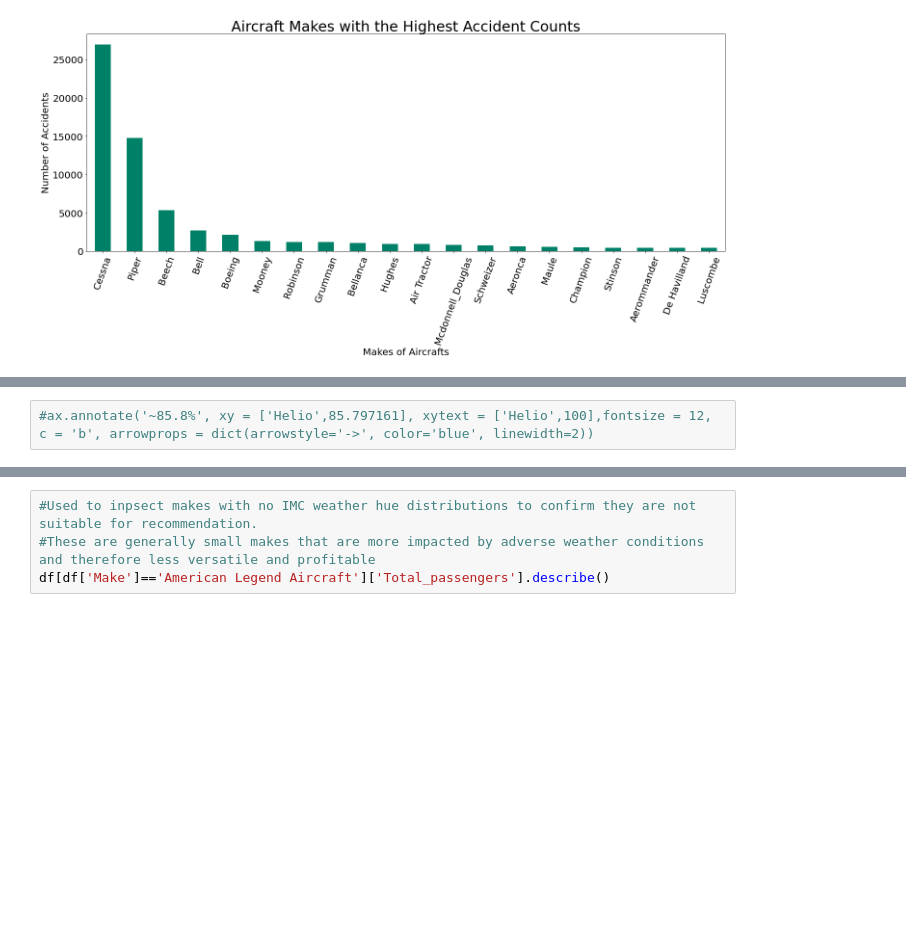
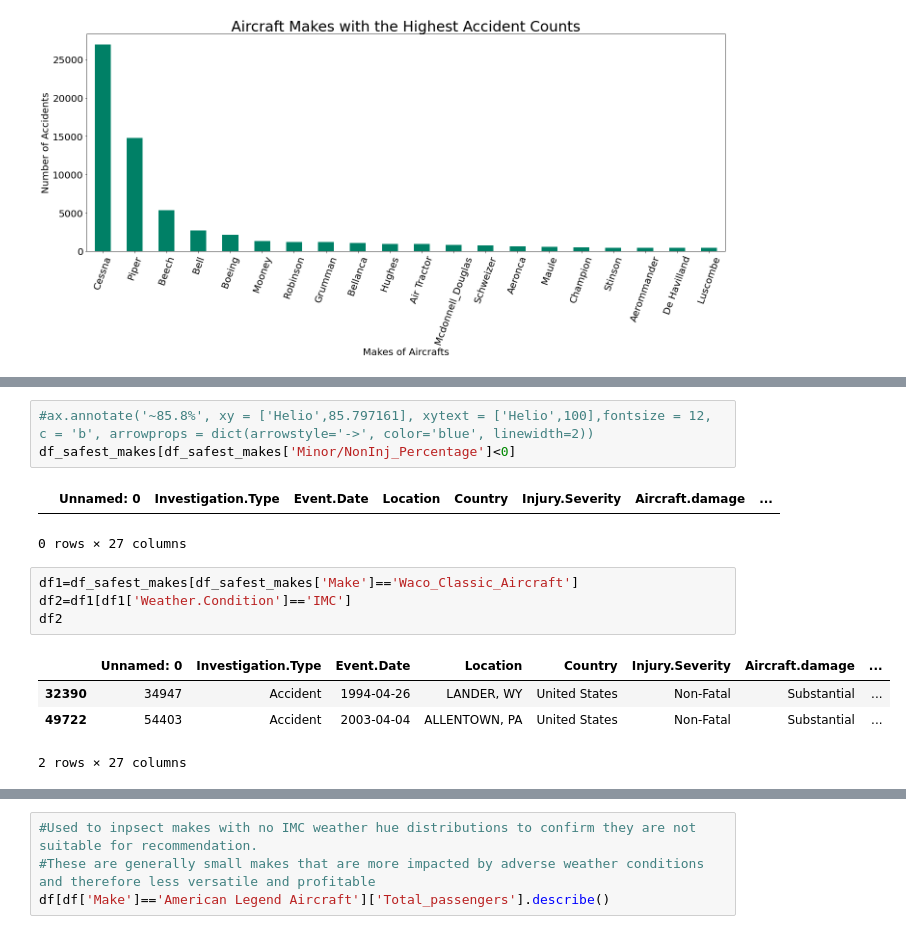
Before and after one commit to sunnywithcurlyhair/DS-Project-1, a Jupyter notebook: Sunny Liu Analysis.ipynb, the cells around one changed output, grey strips where cells are left out. Saved outputs shown, nothing was run; the diff lists cells and outputs as text; blank space fills up the shorter version.

```diff
--- a/Sunny Liu Analysis.ipynb
+++ b/Sunny Liu Analysis.ipynb
@@ -161,2 +165,15 @@ plt.show()
 # %%
 #ax.annotate('~85.8%', xy = ['Helio',85.797161], xytext = ['Helio',100],fontsize = 12, c = 'b', arrowprops = dict(arrowstyle='->', color='blue', linewidth=2))
+df_safest_makes[df_safest_makes['Minor/NonInj_Percentage']<0]
+# %% [output]
+|  | Unnamed: 0 | Investigation.Type | Event.Date | Location | Country | Injury.Severity | Aircraft.damage | ... |
+0 rows × 27 columns
+# %%
+df1=df_safest_makes[df_safest_makes['Make']=='Waco_Classic_Aircraft']
+df2=df1[df1['Weather.Condition']=='IMC']
+df2
+# %% [output]
+|  | Unnamed: 0 | Investigation.Type | Event.Date | Location | Country | Injury.Severity | Aircraft.damage | ... |
+| 32390 | 34947 | Accident | 1994-04-26 | LANDER, WY | United States | Non-Fatal | Substantial | ... |
+| 49722 | 54403 | Accident | 2003-04-04 | ALLENTOWN, PA | United States | Non-Fatal | Substantial | ... |
+2 rows × 27 columns
```
Also changed, not shown: parts of 8 cells of this notebook, 1 other file.
